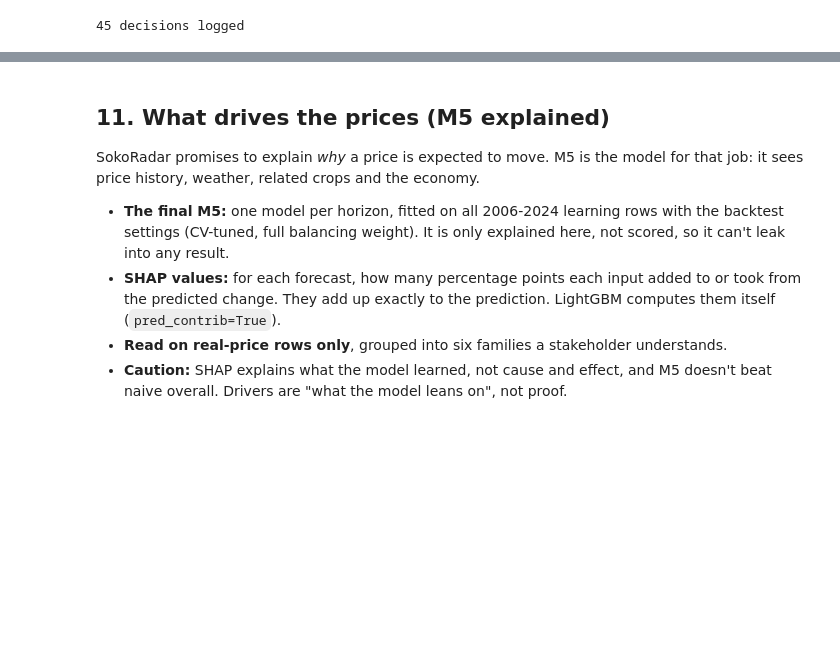
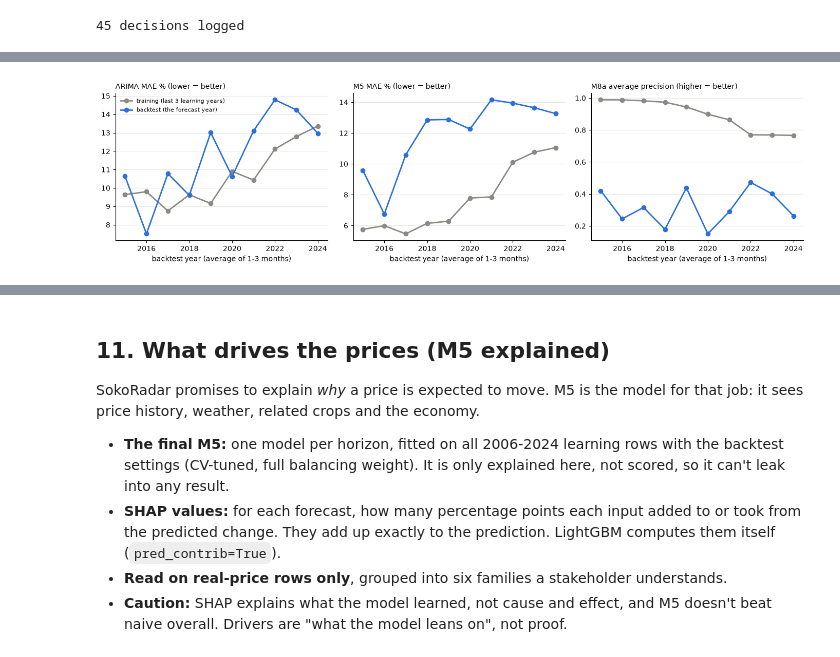
Before and after one commit to emergingleader/Soko_Radar, a Jupyter notebook: notebooks/modelling/02_model_build.ipynb, the cells around one changed output, grey strips where cells are left out. Saved outputs shown, nothing was run; the diff lists cells and outputs as text; code cells hidden in the pictures; blank space fills up the shorter version.

Commit message:
Overfitting check: training vs backtest error for ARIMA, M5 and M8a; model card limit

```diff
--- a/notebooks/modelling/02_model_build.ipynb
+++ b/notebooks/modelling/02_model_build.ipynb
@@ -3741,0 +3752,98 @@ print(len(DECISIONS), "decisions logged")
+# %%
+# Overfitting check: per backtest year, error on the last 3 learning years (training) vs on the forecast year (backtest), real prices only
+GAP_WINDOW = 3                                                  # training error measured on the last 3 years each fold learned from
+
+def pct_mae(forecast, actual):
+    return float(np.mean(np.abs((np.asarray(forecast) - np.asarray(actual)) / np.asarray(actual))) * 100)
+
+def train_side():
+    """Refit each fold's M5, M8a and ARIMA exactly as in the backtest, then score them on their own recent learning rows."""
+    rows = []
+    for y in BACKTEST_YEARS:
+        learn, _ = fold(y)
+        recent = (learn["target_month"] > pd.Timestamp(f"{y - 1 - GAP_WINDOW}-12-01")) & learn["target_observed"]
+        arima_pred = pd.Series(np.nan, index=learn.index)
+        R_all = learn[recent]
+        for series, rs in R_all.groupby("series"):                 # ARIMA: same fit as the backtest, forecasts from origins inside training
+            train = log_price[series].dropna()[: f"{y - 1}-12-01"]
+            try:
+                with warnings.catch_warnings():
+                    warnings.simplefilter("ignore")
+                    fitted = ARIMA(train.values, order=ARIMA_ORDERS.get(commodity_of[series], ARIMA_DEFAULT)).fit()
+                for origin, orows in rs.groupby("origin_month"):
+                    t = train.index.get_loc(origin)
+                    path = fitted.get_prediction(start=t + 1, end=t + max(HORIZONS), dynamic=True).predicted_mean
+                    arima_pred[orows.index] = np.exp(path[orows["horizon"].values - 1])
+            except Exception:
+                arima_pred[rs.index] = rs["origin_price"]
+        for h in HORIZONS:
+            L = learn[learn["horizon"] == h]
+            obs = L["target_observed"].values
+            balancing = max((~obs).sum() / max(obs.sum(), 1), 1)
+            weight = lambda w: np.where(obs, {"none": 1, "half": balancing / 2, "full": balancing}[w], 1.0)
+            R = L[recent.loc[L.index]]
+            m5 = lgb.LGBMRegressor(**M5_CV_PARAMS[h]).fit(L[M4_FEATURES], L["target_change"], sample_weight=weight(BEST_WEIGHT))
+            m5_price = R["origin_price"] * (1 + pd.Series(m5.predict(R[M4_FEATURES]), index=R.index).clip(lower=-0.9))
+            m8 = lgb.LGBMClassifier(**M8_PARAMS).fit(L[M1_FEATURES], (L["target_change"] > SPIKE).astype(int), sample_weight=weight(M8_WEIGHT))
+            rows.append({"fold year": y, "horizon": h, "real answers": len(R),
+                         "ARIMA MAE %": pct_mae(arima_pred[R.index], R["target_price"]),
+                         "M5 MAE %": pct_mae(m5_price, R["target_price"]),
+                         "M8a average precision": average_precision_score(R["target_change"] > SPIKE, m8.predict_proba(R[M1_FEATURES])[:, 1])})
+    return pd.DataFrame(rows)
+
+gap_train = cached("Overfitting check, training side",
+                   {"window": GAP_WINDOW, "m5 params": {str(h): M5_CV_PARAMS[h] for h in HORIZONS}, "m8 params": M8_PARAMS,
+                    "weights": [BEST_WEIGHT, M8_WEIGHT], "arima": arima_fp, "feature_hash": feature_hash(M4_FEATURES), "code": "gap-v1"},
+                   train_side)
+assert set(gap_train["fold year"]) == set(BACKTEST_YEARS) and set(gap_train["horizon"]) == set(HORIZONS), "saved check doesn't match"
+
+# backtest side: the saved backtest forecasts, real prices only
+a_bt = arima_f[arima_f["target_observed"]]
+m5_bt = run_or_load("M5, tuned by time-series CV", M4_FEATURES, BEST_WEIGHT, M5_CV_PARAMS)
+m5_bt = m5_bt[m5_bt["target_observed"]]
+m8_bt = m8_run(f"M8a, {WEIGHTS[M8_WEIGHT]}", M1_FEATURES, M8_WEIGHT, BACKTEST_YEARS)
+m8_bt = m8_bt[m8_bt["target_observed"]]
+rows = []
+for y in BACKTEST_YEARS:
+    for h in HORIZONS:
+        a = a_bt[(a_bt["fold year"] == y) & (a_bt["horizon"] == h)]
+        g5 = m5_bt[(m5_bt["fold year"] == y) & (m5_bt["horizon"] == h)]
+        g8 = m8_bt[(m8_bt["fold year"] == y) & (m8_bt["horizon"] == h)]
+        rows.append({"fold year": y, "horizon": h,
+                     "ARIMA MAE %": pct_mae(a["forecast_price"], a["target_price"]),
+                     "M5 MAE %": pct_mae(g5["forecast_price"], g5["target_price"]),
+                     "M8a average precision": average_precision_score(g8["target_price"] / g8["origin_price"] - 1 > SPIKE, g8["spike_prob"])})
+gap_test = pd.DataFrame(rows)
+
+MEASURES = ["ARIMA MAE %", "M5 MAE %", "M8a average precision"]
+both = gap_train.merge(gap_test, on=["fold year", "horizon"], suffixes=(" training", " backtest"))
+summary = pd.DataFrame({(m, h): {"training": both.loc[both["horizon"] == h, f"{m} training"].mean(),
+                                 "backtest": both.loc[both["horizon"] == h, f"{m} backtest"].mean()}
+                        for m in MEASURES for h in HORIZONS}).T
+summary["backtest ÷ training"] = summary["backtest"] / summary["training"]
+summary.index.names = ["measure (average over the 10 years)", "horizon"]
+
+fig, axes = plt.subplots(1, 3, figsize=(14, 3.8))
+for ax, m in zip(axes, MEASURES):
+    per_year = both.groupby("fold year")[[f"{m} training", f"{m} backtest"]].mean()
+    ax.plot(per_year.index, per_year[f"{m} training"], marker="o", color="#8a8985", lw=2, label="training (last 3 learning years)")
+    ax.plot(per_year.index, per_year[f"{m} backtest"], marker="o", color="#2a6fdb", lw=2, label="backtest (the forecast year)")
+    ax.set_title(f"{m}{' (higher = better)' if 'precision' in m else ' (lower = better)'}", loc="left", fontsize=10)
+    ax.set_xlabel("backtest year (average of 1-3 months)")
+    ax.grid(axis="y", color="#e6e5e1")
+    for side in ["top", "right"]:
+        ax.spines[side].set_visible(False)
+axes[0].legend(fontsize=8, frameon=False)
+plt.tight_layout()
+plt.show()
+
+log_decision(
+    "Overfitting check",
+    "Do the final models score much better on the years they learned from than on the year they forecast?",
+    "Average over 2015-2024 (1/2/3 months), training vs backtest: "
+    + "; ".join(f"{m} " + " / ".join(f"{summary.loc[(m, h), 'training']:.2f} vs {summary.loc[(m, h), 'backtest']:.2f}" for h in HORIZONS) for m in MEASURES),
+    "Report the gap; no model or setting changed (rule set before looking). Day 5 adds the 2025-2026 test column",
+    "Training error over all learning years (early years have few real prices); tuning to shrink the gap (would overfit the backtest)",
+)
+summary.round(3)
+# %% [output]
@@ -3741,0 +3853 @@ print(len(DECISIONS), "decisions logged")
+[figure, added]
```
Also changed, not shown: parts of 4 cells of this notebook, 1 other file.
